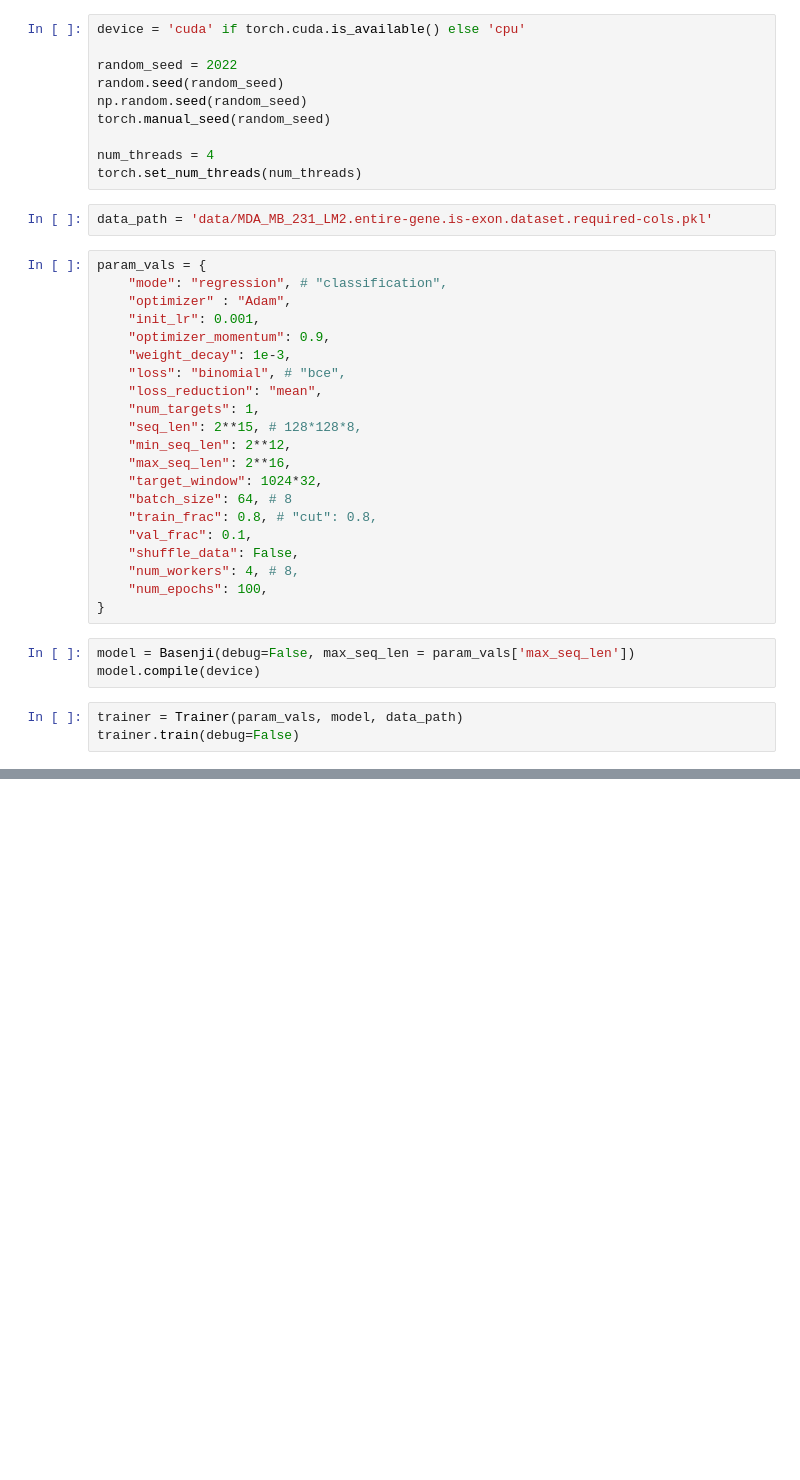
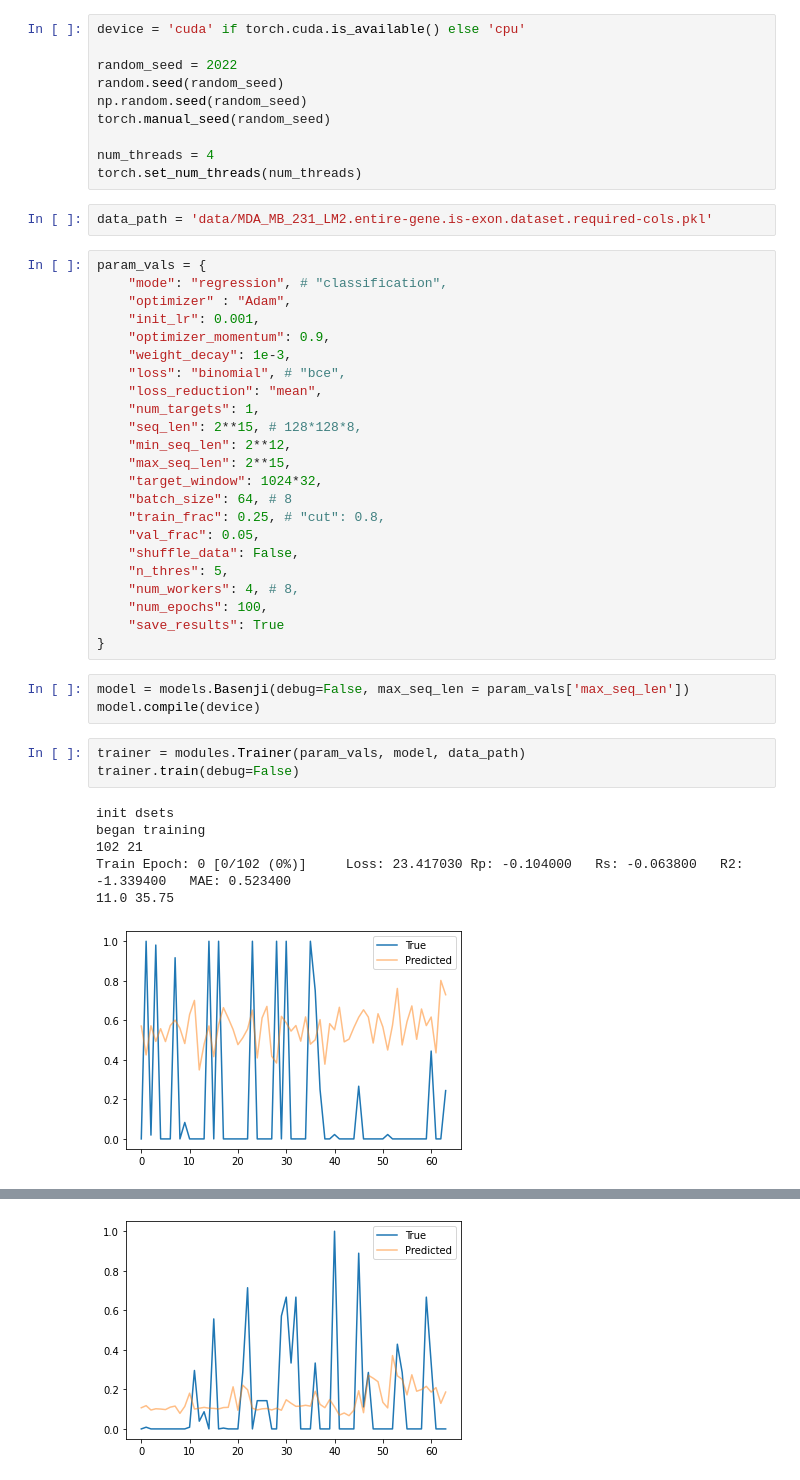
Before and after one commit to saberiato/basenji, a Jupyter notebook: train-basenji.ipynb, the cells around one changed output, grey strips where cells are left out. Saved outputs shown, nothing was run; the diff lists cells and outputs as text; blank space fills up the shorter version.

```diff
--- a/train-basenji.ipynb
+++ b/train-basenji.ipynb
@@ -39,18 +45,27 @@ param_vals = {
     "num_targets": 1,
     "seq_len": 2**15, # 128*128*8,
     "min_seq_len": 2**12,
-    "max_seq_len": 2**16,
+    "max_seq_len": 2**15,
     "target_window": 1024*32,
     "batch_size": 64, # 8
-    "train_frac": 0.8, # "cut": 0.8,
-    "val_frac": 0.1,
+    "train_frac": 0.25, # "cut": 0.8,
+    "val_frac": 0.05,
     "shuffle_data": False,
+    "n_thres": 5,
     "num_workers": 4, # 8,
     "num_epochs": 100,
+    "save_results": True
 }
 # %%
-model = Basenji(debug=False, max_seq_len = param_vals['max_seq_len'])
+model = models.Basenji(debug=False, max_seq_len = param_vals['max_seq_len'])
 model.compile(device)
 # %%
-trainer = Trainer(param_vals, model, data_path)
+trainer = modules.Trainer(param_vals, model, data_path)
 trainer.train(debug=False)
+# %% [output]
+init dsets
+began training
+102 21
+Train Epoch: 0 [0/102 (0%)]     Loss: 23.417030 Rp: -0.104000   Rs: -0.063800   R2: -1.339400   MAE: 0.523400
+11.0 35.75
+[figure, added]
@@ -56,0 +83 @@ trainer.train(debug=False)
+[figure, added]
```
Also changed, not shown: parts of 2 cells of this notebook, 4 other files.
